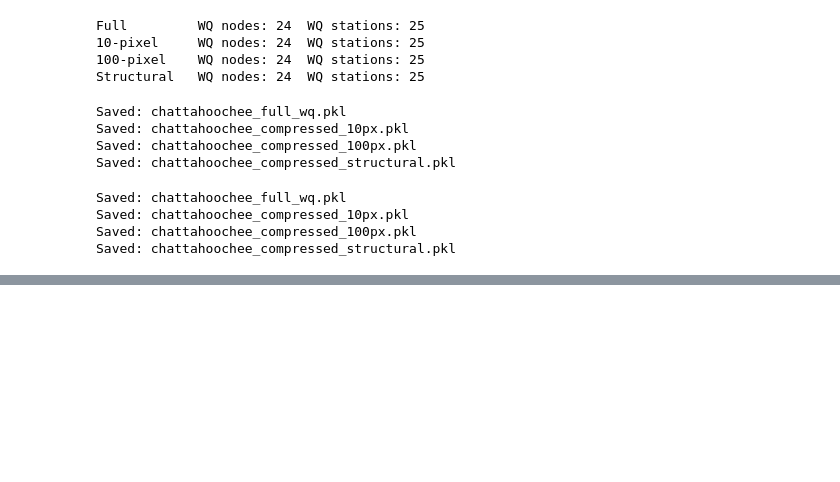
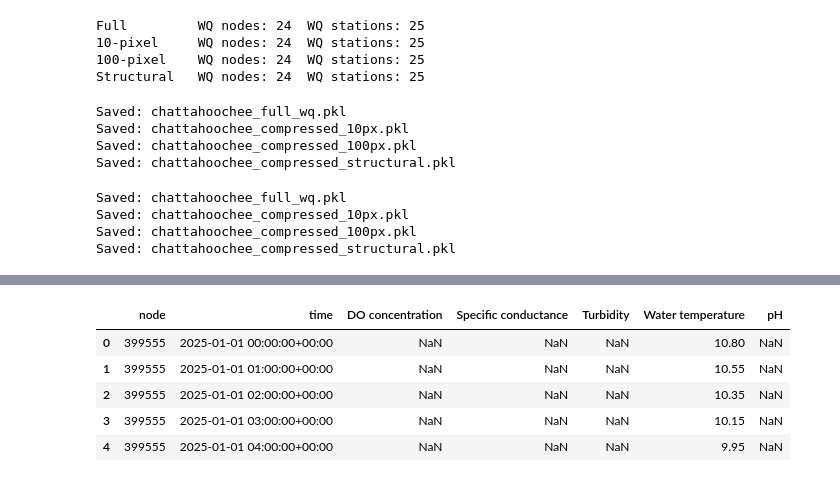
Before and after one commit to andrewc156/rivernets, a Jupyter notebook: chattahoochee_graph.ipynb, the cells around one changed output, grey strips where cells are left out. Cells and saved outputs as stored; diff of their text form; code cells hidden in the pictures; blank space fills up the shorter version.

```diff
--- a/chattahoochee_graph.ipynb
+++ b/chattahoochee_graph.ipynb
@@ -2988,0 +3703,84 @@ Saved: chattahoochee_compressed_structural.pkl
+# %%
+continuous_2025["time"] = pd.to_datetime(
+    continuous_2025["time"],
+    utc=True,
+    errors="coerce"
+)
+
+
+continuous_2025["value"] = pd.to_numeric(
+    continuous_2025["value"],
+    errors="coerce"
+)
+
+
+continuous_2025 = (
+    continuous_2025
+    .dropna(
+        subset=[
+            "time",
+            "value",
+            "node"
+        ]
+    )
+    .copy()
+)
+
+
+continuous_2025["hour"] = (
+    continuous_2025["time"]
+    .dt.floor("h")
+)
+
+
+hourly_long = (
+    continuous_2025
+    .groupby(
+        [
+            "node",
+            "hour",
+            "target_name"
+        ],
+        as_index=False
+    )["value"]
+    .median()
+)
+
+
+hourly_chatt = (
+    hourly_long
+    .pivot(
+        index=[
+            "node",
+            "hour"
+        ],
+        columns="target_name",
+        values="value"
+    )
+    .reset_index()
+    .rename(
+        columns={
+            "hour": "time"
+        }
+    )
+)
+
+
+hourly_chatt.columns.name = None
+
+
+print(
+    "Hourly rows:",
+    len(hourly_chatt)
+)
+
+print(
+    "Graph nodes represented:",
+    hourly_chatt["node"].nunique()
+)
+
+
+display(
+    hourly_chatt.head()
+)
+# %% [output]
@@ -2988,0 +3789,6 @@ Saved: chattahoochee_compressed_structural.pkl
+|  | node | time | DO concentration | Specific conductance | Turbidity | Water temperature | pH |
+| 0 | 399555 | 2025-01-01 00:00:00+00:00 | NaN | NaN | NaN | 10.80 | NaN |
+| 1 | 399555 | 2025-01-01 01:00:00+00:00 | NaN | NaN | NaN | 10.55 | NaN |
+| 2 | 399555 | 2025-01-01 02:00:00+00:00 | NaN | NaN | NaN | 10.35 | NaN |
+| 3 | 399555 | 2025-01-01 03:00:00+00:00 | NaN | NaN | NaN | 10.15 | NaN |
+| 4 | 399555 | 2025-01-01 04:00:00+00:00 | NaN | NaN | NaN | 9.95 | NaN |
```
Also changed, not shown: parts of 15 cells of this notebook, 5 other files.
